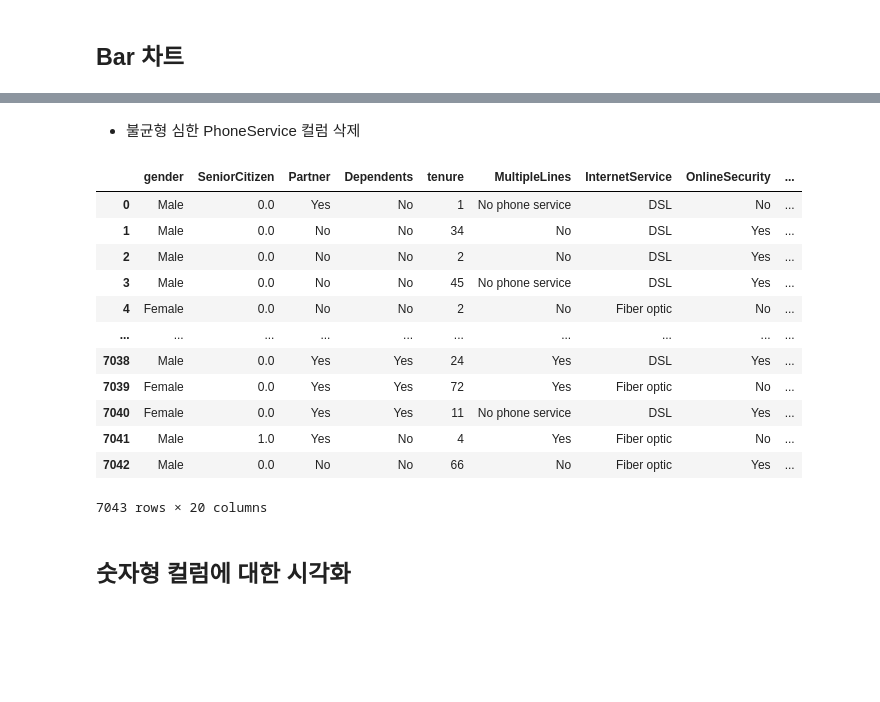
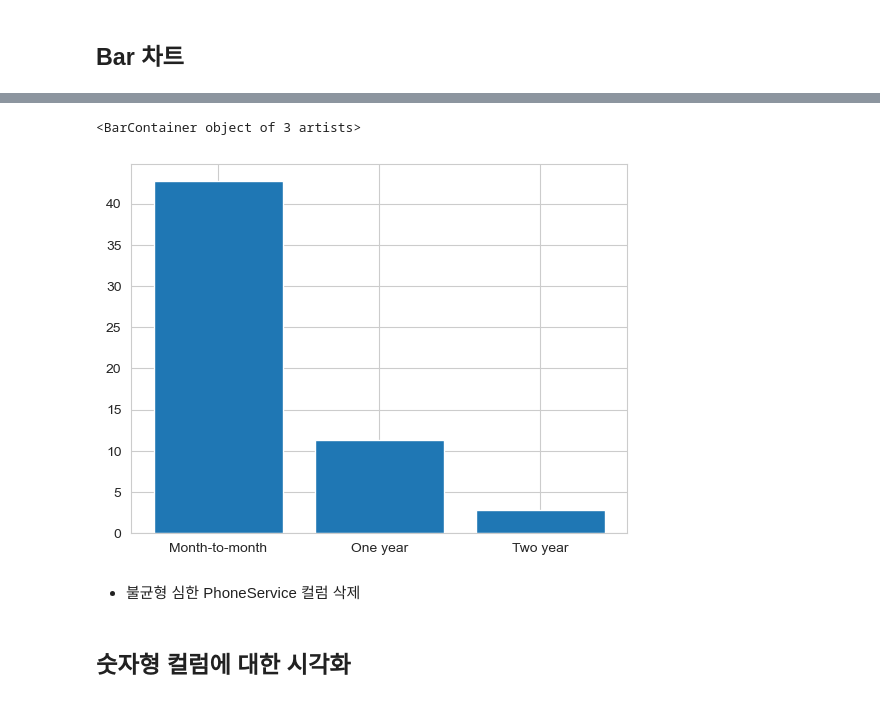
Before and after one commit to YoonMay26/python, a Jupyter notebook: 25_YOON_파이썬데이터분석_실습_통신사고객이탈.ipynb, the cells around one changed output, grey strips where cells are left out. Drawn from its saved outputs; the diff is of its cells as text; code cells hidden in the pictures; blank space fills up the shorter version.

```diff
--- a/25_YOON_파이썬데이터분석_실습_통신사고객이탈.ipynb
+++ b/25_YOON_파이썬데이터분석_실습_통신사고객이탈.ipynb
@@ -348,22 +367,14 @@ Text(0.5, 1.0, 'Churn Percentage by Gender')
+# %%
+churn_by_Contract = df5.groupby('Contract')['Churn_num'].sum()
+total_count = df5['Contract'].value_counts()
+percentage_churn = (churn_by_Contract / total_count) * 100
+
+plt.bar(x=percentage_churn.index, height=percentage_churn.values)
+# %% [output]
+<BarContainer object of 3 artists>
+[figure, added]
 # %% [markdown]
 - 불균형 심한 PhoneService 컬럼 삭제
-# %%
-df = df.drop('PhoneService', axis=1)
-df
-# %% [output]
-|  | gender | SeniorCitizen | Partner | Dependents | tenure | MultipleLines | InternetService | OnlineSecurity | ... |
-| 0 | Male | 0.0 | Yes | No | 1 | No phone service | DSL | No | ... |
-| 1 | Male | 0.0 | No | No | 34 | No | DSL | Yes | ... |
-| 2 | Male | 0.0 | No | No | 2 | No | DSL | Yes | ... |
-| 3 | Male | 0.0 | No | No | 45 | No phone service | DSL | Yes | ... |
-| 4 | Female | 0.0 | No | No | 2 | No | Fiber optic | No | ... |
-| ... | ... | ... | ... | ... | ... | ... | ... | ... | ... |
-| 7038 | Male | 0.0 | Yes | Yes | 24 | Yes | DSL | Yes | ... |
-| 7039 | Female | 0.0 | Yes | Yes | 72 | Yes | Fiber optic | No | ... |
-| 7040 | Female | 0.0 | Yes | Yes | 11 | No phone service | DSL | Yes | ... |
-| 7041 | Male | 1.0 | Yes | No | 4 | Yes | Fiber optic | No | ... |
-| 7042 | Male | 0.0 | No | No | 66 | No | Fiber optic | Yes | ... |
-7043 rows × 20 columns
 # %% [markdown]
 ## 숫자형 컬럼에 대한 시각화
 # %% [markdown]
```
Also changed, not shown: parts of 31 cells of this notebook.
